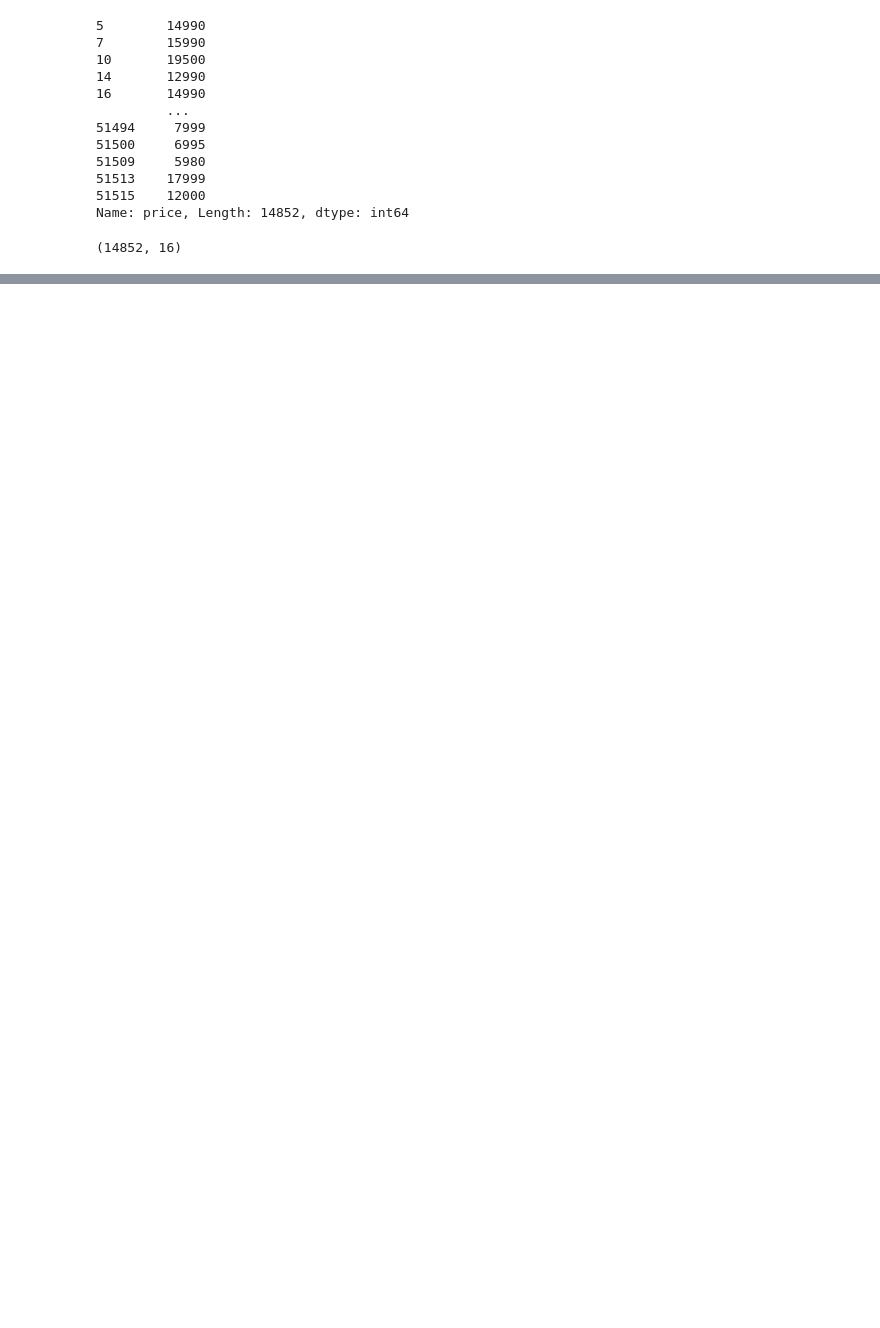
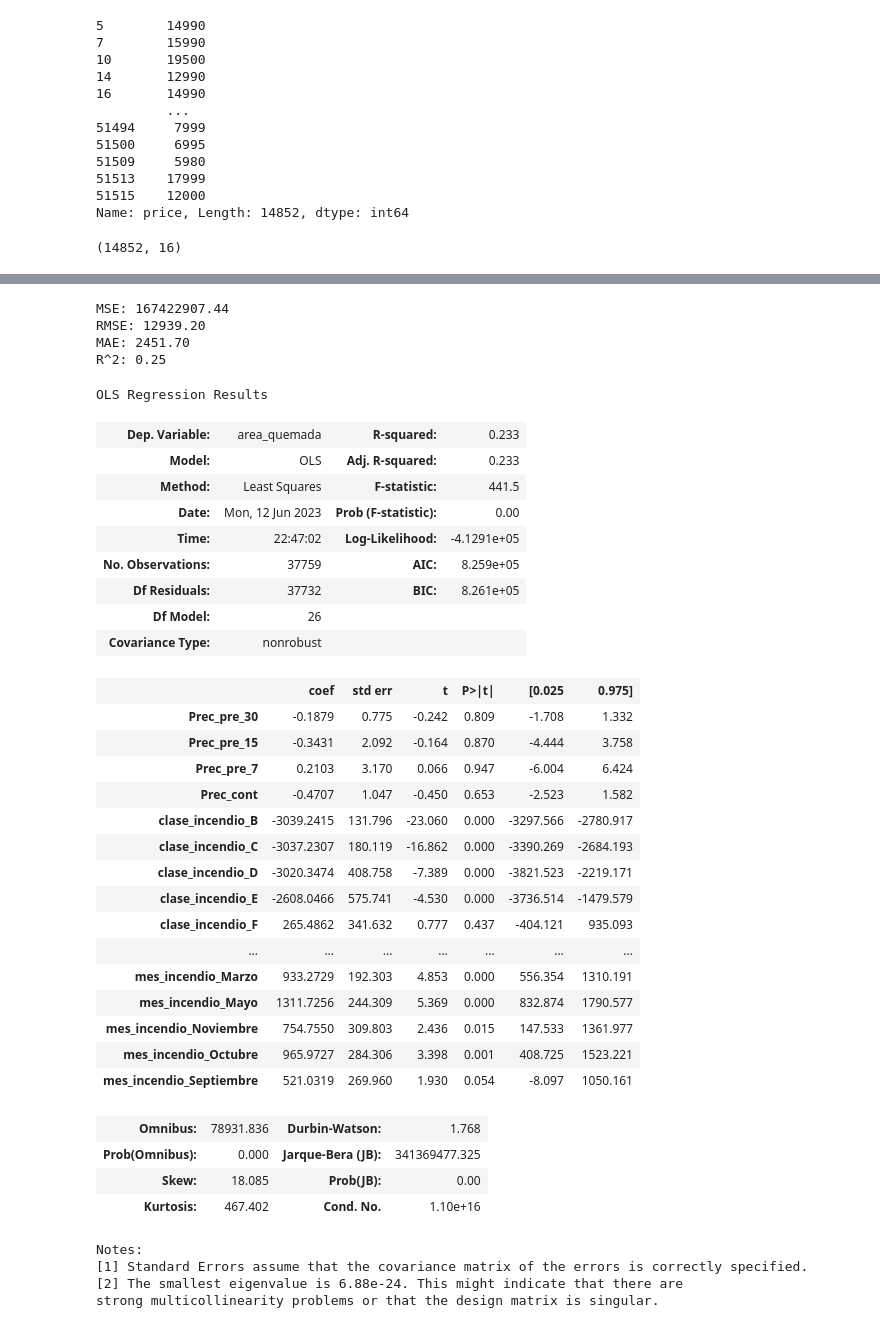
Before and after one commit to onavarrete04/Introduccion-Ciencia-Datos, a Jupyter notebook: 2023_MML.ipynb, the cells around one changed output, grey strips where cells are left out. Cells and saved outputs as stored; diff of their text form; code cells hidden in the pictures; blank space fills up the shorter version.

Commit message:
Ejercicio de regresion lineal

```diff
--- a/2023_MML.ipynb
+++ b/2023_MML.ipynb
@@ -397,0 +618,2 @@ X.shape
+# %%
+datos = datos.drop_duplicates()
@@ -397,0 +636,9 @@ X.shape
+# %%
+datos_i = datos.copy()
+
+datos_i["mes_incendio"] = datos_i.mes_incendio.replace({
+    "Enero":1, "Febrero":2, "Marzo":3, "Abril":4,
+    "Mayo": 5, "Junio": 6, "Julio":7, "Agosto":8,
+    "Septiembre":9, "Octubre":10, "Noviembre":11, "Diciembre":12
+})
+datos_i.head(2)
@@ -397,0 +656,3 @@ X.shape
+# %%
+datos_i = pd.get_dummies(datos_i, columns=["clase_incendio","vegetacion","mes_incendio"])
+datos_i.head(2)
@@ -397,0 +664,3 @@ X.shape
+# %%
+y = datos_i["area_quemada"]
+X = datos_i.drop("area_quemada", axis=1)
@@ -397,0 +691,52 @@ X.shape
+# %%
+y_pred_test2 = m_regresion2.predict(X_test2)
+
+# obteniendo las metricas
+
+print("MSE: %.2f" %mean_squared_error(y_test2, y_pred_test2, squared=True))
+print("RMSE: %.2f" %mean_squared_error(y_test2, y_pred_test2, squared=False))
+print("MAE: %.2f" %mean_absolute_error(y_test2, y_pred_test2))
+print("R^2: %.2f" %r2_score(y_test2, y_pred_test2))
+# %% [output]
+MSE: 167422907.44
+RMSE: 12939.20
+MAE: 2451.70
+R^2: 0.25
+# %%
+model = sm.OLS(y, X).fit()
+model.summary()
+# %% [output]
+OLS Regression Results
+| Dep. Variable: | area_quemada | R-squared: | 0.233 |
+| Model: | OLS | Adj. R-squared: | 0.233 |
+| Method: | Least Squares | F-statistic: | 441.5 |
+| Date: | Mon, 12 Jun 2023 | Prob (F-statistic): | 0.00 |
+| Time: | 22:47:02 | Log-Likelihood: | -4.1291e+05 |
+| No. Observations: | 37759 | AIC: | 8.259e+05 |
+| Df Residuals: | 37732 | BIC: | 8.261e+05 |
+| Df Model: | 26 |  |  |
+| Covariance Type: | nonrobust |  |  |
+|  | coef | std err | t | P>|t| | [0.025 | 0.975] |
+| Prec_pre_30 | -0.1879 | 0.775 | -0.242 | 0.809 | -1.708 | 1.332 |
+| Prec_pre_15 | -0.3431 | 2.092 | -0.164 | 0.870 | -4.444 | 3.758 |
+| Prec_pre_7 | 0.2103 | 3.170 | 0.066 | 0.947 | -6.004 | 6.424 |
+| Prec_cont | -0.4707 | 1.047 | -0.450 | 0.653 | -2.523 | 1.582 |
+| clase_incendio_B | -3039.2415 | 131.796 | -23.060 | 0.000 | -3297.566 | -2780.917 |
+| clase_incendio_C | -3037.2307 | 180.119 | -16.862 | 0.000 | -3390.269 | -2684.193 |
+| clase_incendio_D | -3020.3474 | 408.758 | -7.389 | 0.000 | -3821.523 | -2219.171 |
+| clase_incendio_E | -2608.0466 | 575.741 | -4.530 | 0.000 | -3736.514 | -1479.579 |
+| clase_incendio_F | 265.4862 | 341.632 | 0.777 | 0.437 | -404.121 | 935.093 |
+| ... | ... | ... | ... | ... | ... | ... |
+| mes_incendio_Marzo | 933.2729 | 192.303 | 4.853 | 0.000 | 556.354 | 1310.191 |
+| mes_incendio_Mayo | 1311.7256 | 244.309 | 5.369 | 0.000 | 832.874 | 1790.577 |
+| mes_incendio_Noviembre | 754.7550 | 309.803 | 2.436 | 0.015 | 147.533 | 1361.977 |
+| mes_incendio_Octubre | 965.9727 | 284.306 | 3.398 | 0.001 | 408.725 | 1523.221 |
+| mes_incendio_Septiembre | 521.0319 | 269.960 | 1.930 | 0.054 | -8.097 | 1050.161 |
+| Omnibus: | 78931.836 | Durbin-Watson: | 1.768 |
+| Prob(Omnibus): | 0.000 | Jarque-Bera (JB): | 341369477.325 |
+| Skew: | 18.085 | Prob(JB): | 0.00 |
+| Kurtosis: | 467.402 | Cond. No. | 1.10e+16 |
+Notes:
+[1] Standard Errors assume that the covariance matrix of the errors is correctly specified.
+[2] The smallest eigenvalue is 6.88e-24. This might indicate that there are
+strong multicollinearity problems or that the design matrix is singular.
```
Also changed, not shown: parts of 36 cells of this notebook, 1 other file.
